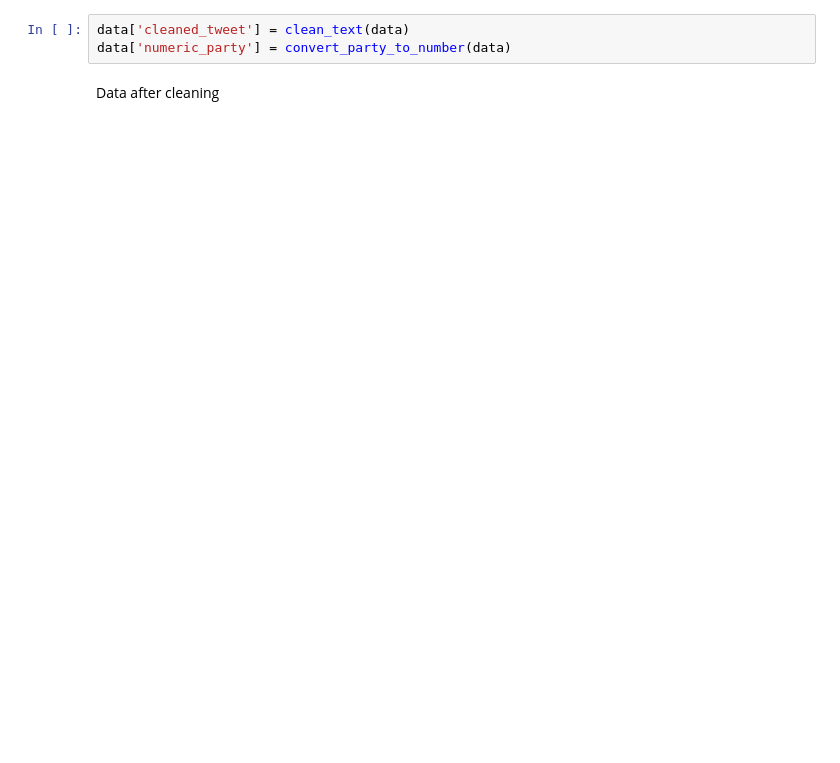
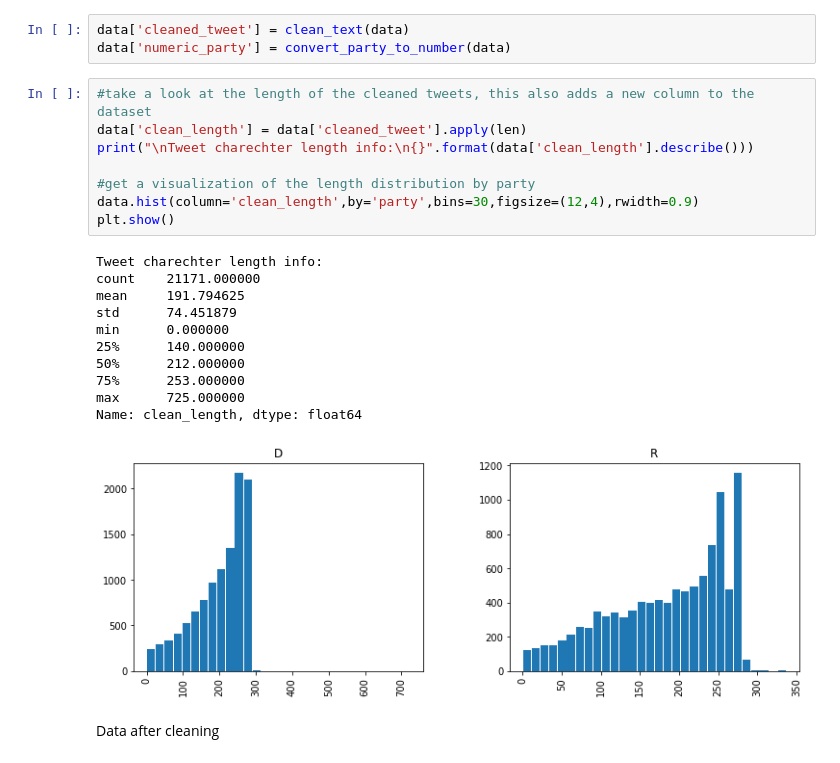
Before and after one commit to GeorgeIIT/cs481project, a Jupyter notebook: cs481Project.ipynb, the cells around one changed output. Saved outputs shown, nothing was run; the diff lists cells and outputs as text; blank space fills up the shorter version.

```diff
--- a/cs481Project.ipynb
+++ b/cs481Project.ipynb
@@ -180,6 +188,26 @@ def convert_party_to_number(df):
 # %%
 data['cleaned_tweet'] = clean_text(data)
 data['numeric_party'] = convert_party_to_number(data)
+# %%
+#take a look at the length of the cleaned tweets, this also adds a new column to the dataset
+data['clean_length'] = data['cleaned_tweet'].apply(len)
+print("\nTweet charechter length info:\n{}".format(data['clean_length'].describe()))
+
+#get a visualization of the length distribution by party
+data.hist(column='clean_length',by='party',bins=30,figsize=(12,4),rwidth=0.9)
+plt.show()
+# %% [output]
+Tweet charechter length info:
+count    21171.000000
+mean     191.794625
+std      74.451879
+min      0.000000
+25%      140.000000
+50%      212.000000
+75%      253.000000
+max      725.000000
+Name: clean_length, dtype: float64
+[figure, added]
 # %% [markdown]
 Data after cleaning
 # %%
```
Also changed, not shown: parts of 25 cells of this notebook, 2 other files.
